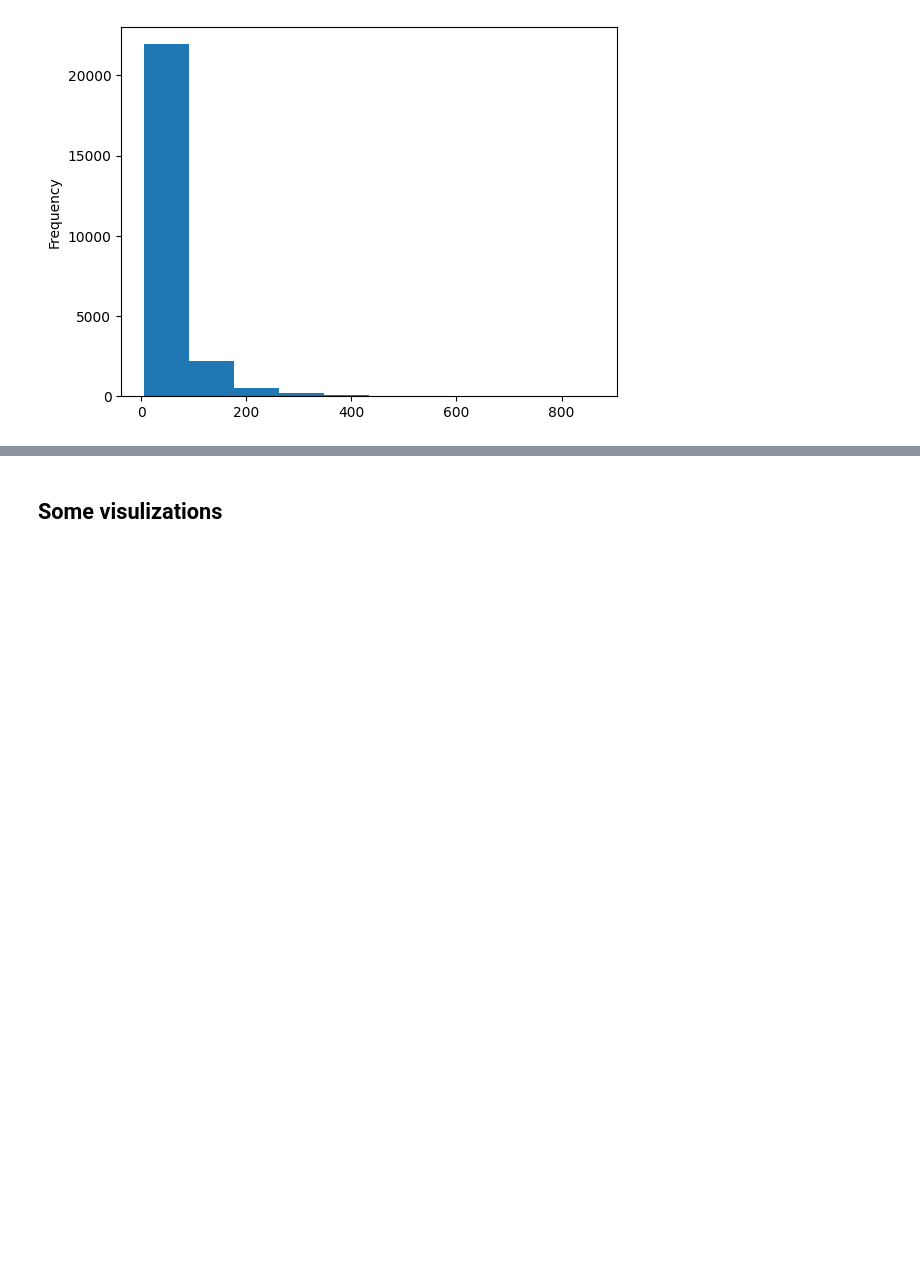
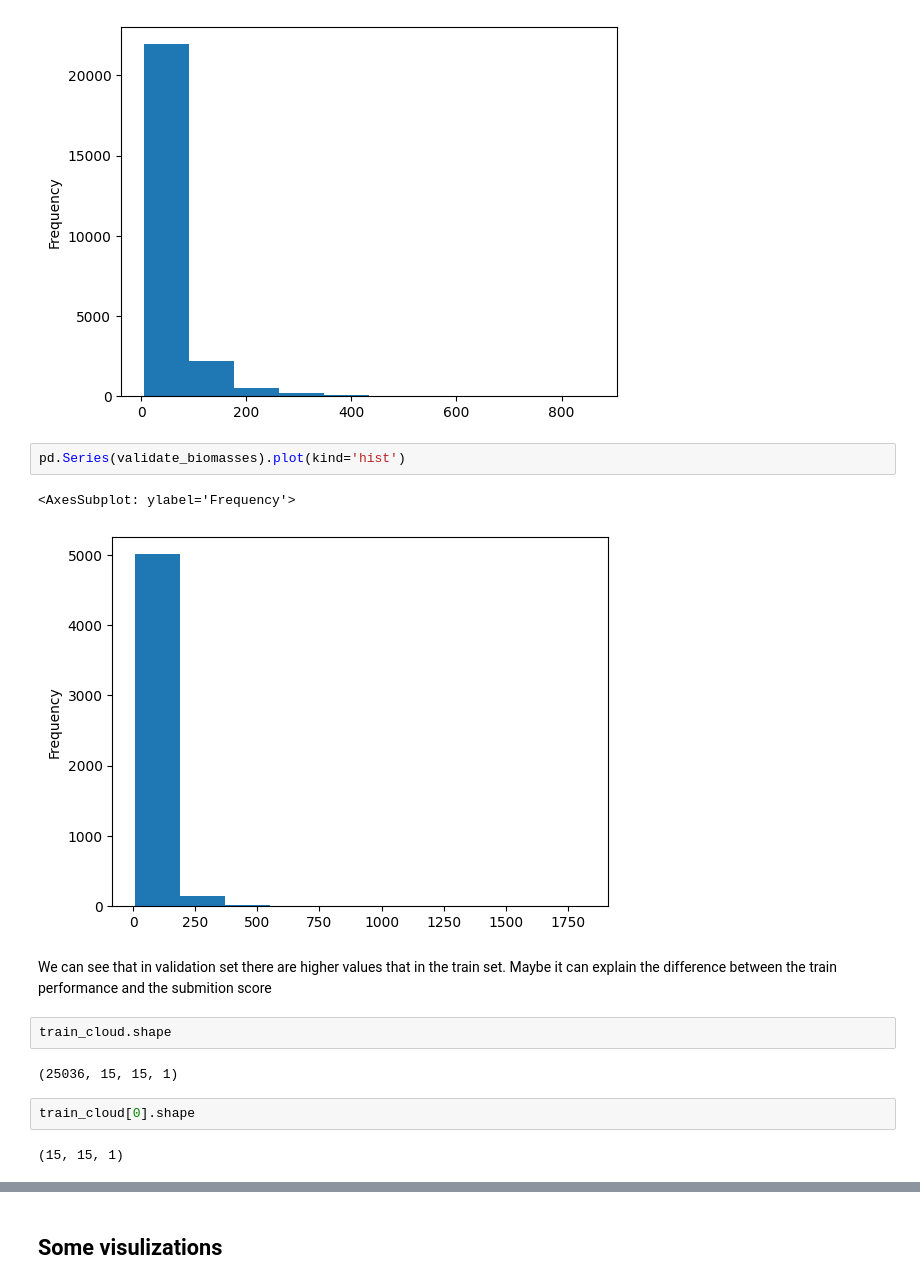
Before and after one commit to AleksDominik/DataScience_Challenge, a Jupyter notebook: biomass/GIZ_Biomass_Starter_Notebook.ipynb.ipynb, the cells around one changed output, grey strips where cells are left out. Drawn from its saved outputs; the diff is of its cells as text; blank space fills up the shorter version.

Commit message:
biomass

```diff
--- a/biomass/GIZ_Biomass_Starter_Notebook.ipynb.ipynb
+++ b/biomass/GIZ_Biomass_Starter_Notebook.ipynb.ipynb
@@ -91,3 +97,18 @@ pd.Series(train_biomasses).plot(kind='hist')
 # %% [output]
 <AxesSubplot: ylabel='Frequency'>
 [figure]
+# %%
+pd.Series(validate_biomasses).plot(kind='hist')
+# %% [output]
+<AxesSubplot: ylabel='Frequency'>
+[figure, added]
+# %% [markdown]
+We can see that in validation set there are higher values that in the train set. Maybe it can explain the difference between the train performance and the submition score
+# %%
+train_cloud.shape
+# %% [output]
+(25036, 15, 15, 1)
+# %%
+train_cloud[0].shape
+# %% [output]
+(15, 15, 1)
```
Also changed, not shown: parts of 49 cells of this notebook, 5 other files.
